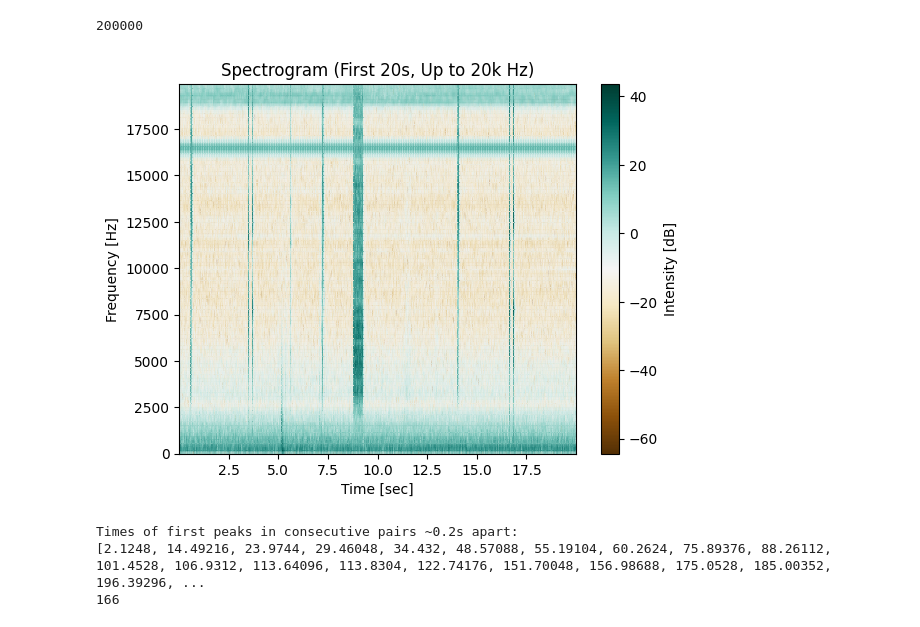
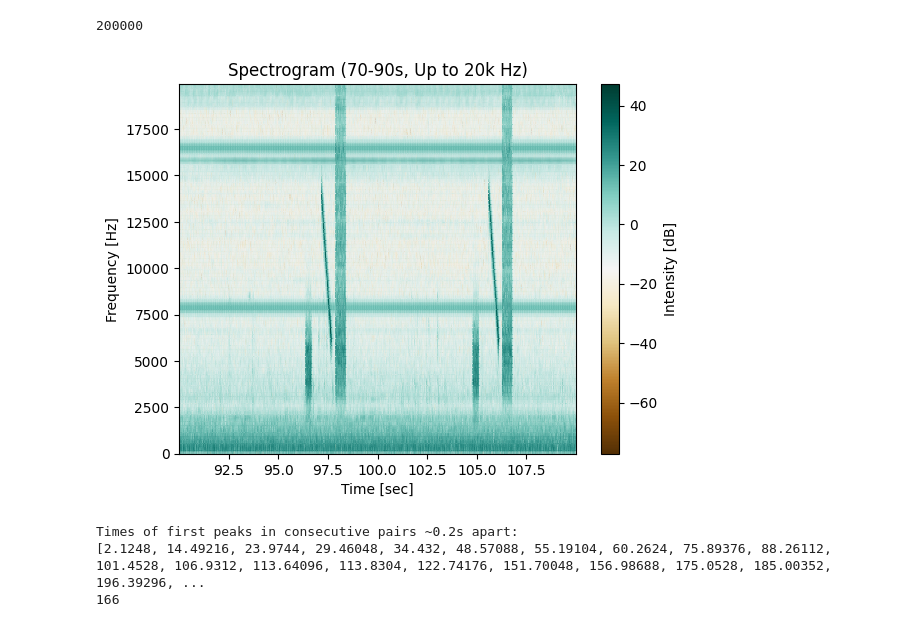
Before and after one commit to edwardyan95/ibllib, a Jupyter notebook: examples/EY_sync_data.ipynb, the cells around one changed output. Saved outputs shown, nothing was run; the diff lists cells and outputs as text; code cells hidden in the pictures.

```diff
--- a/examples/EY_sync_data.ipynb
+++ b/examples/EY_sync_data.ipynb
@@ -289,31 +267,22 @@ sample_rate
 # %%
-frequencies, times, Sxx = signal.spectrogram(audio_data, fs=sample_rate, nperseg=1024, noverlap=512)
-
-# Limit the frequencies to 20k Hz (20000 Hz)
-max_frequency = 20000
-freq_limit = frequencies <= max_frequency
-
-# Apply the frequency limit to the data
-frequencies = frequencies[freq_limit]
-Sxx = Sxx[freq_limit, :]
-
-# Limit the time to the first 20 seconds
-max_time = 20  # First 20 seconds
-time_limit = times <= max_time
+# Limit the time to the desired range (e.g., 70 to 90 seconds)
+start_time = 90  # Start time in seconds
+end_time = 110    # End time in seconds
+time_limit = (times >= start_time) & (times <= end_time)
 
 # Apply the time limit to the data
 times = times[time_limit]
 Sxx = Sxx[:, time_limit]
 
 # Plot the spectrogram with the 'parula' colormap
 plt.pcolormesh(times, frequencies, 10 * np.log10(Sxx), shading='gouraud', cmap='BrBG')
 plt.ylabel('Frequency [Hz]')
 plt.xlabel('Time [sec]')
-plt.title('Spectrogram (First 20s, Up to 20k Hz)')
+plt.title('Spectrogram (70-90s, Up to 20k Hz)')
 plt.colorbar(label='Intensity [dB]')
 plt.show()
 # %% [output]
-[figure, old version]
+[figure, new version]
 # %%
 frequencies, times, Sxx = signal.spectrogram(audio_data, fs=sample_rate, nperseg=1024, noverlap=512)
 
```
Also changed, not shown: parts of 29 cells of this notebook, 9 other files.
